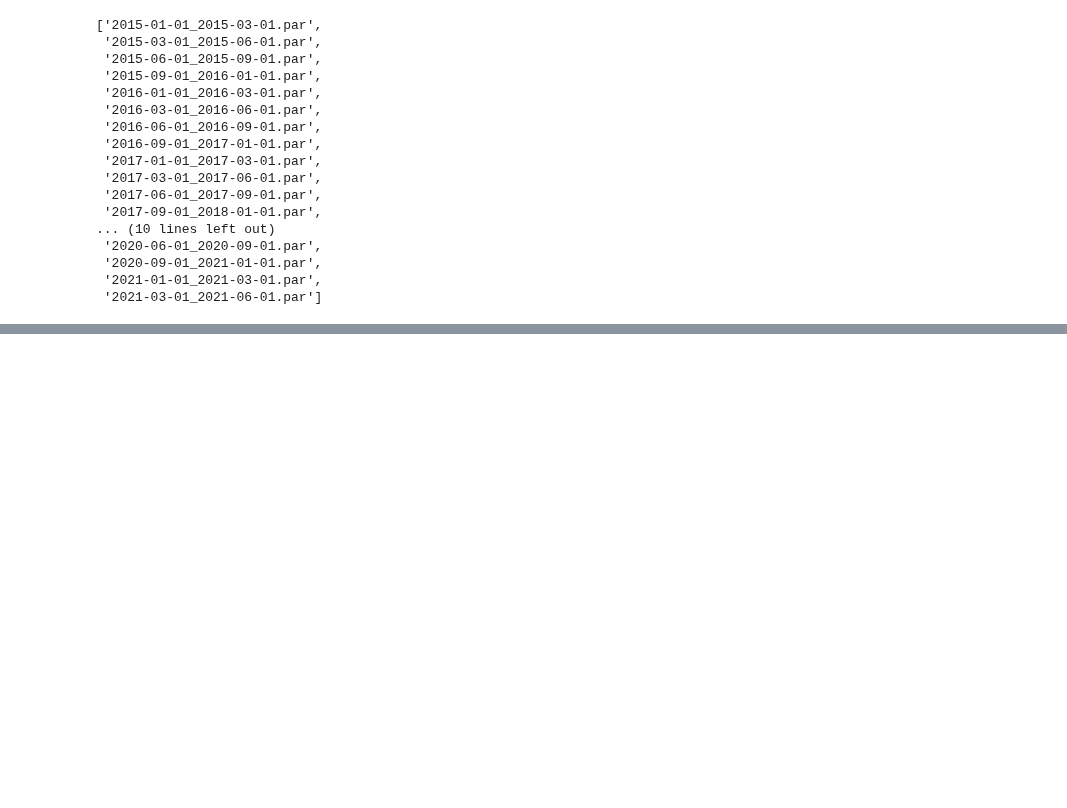
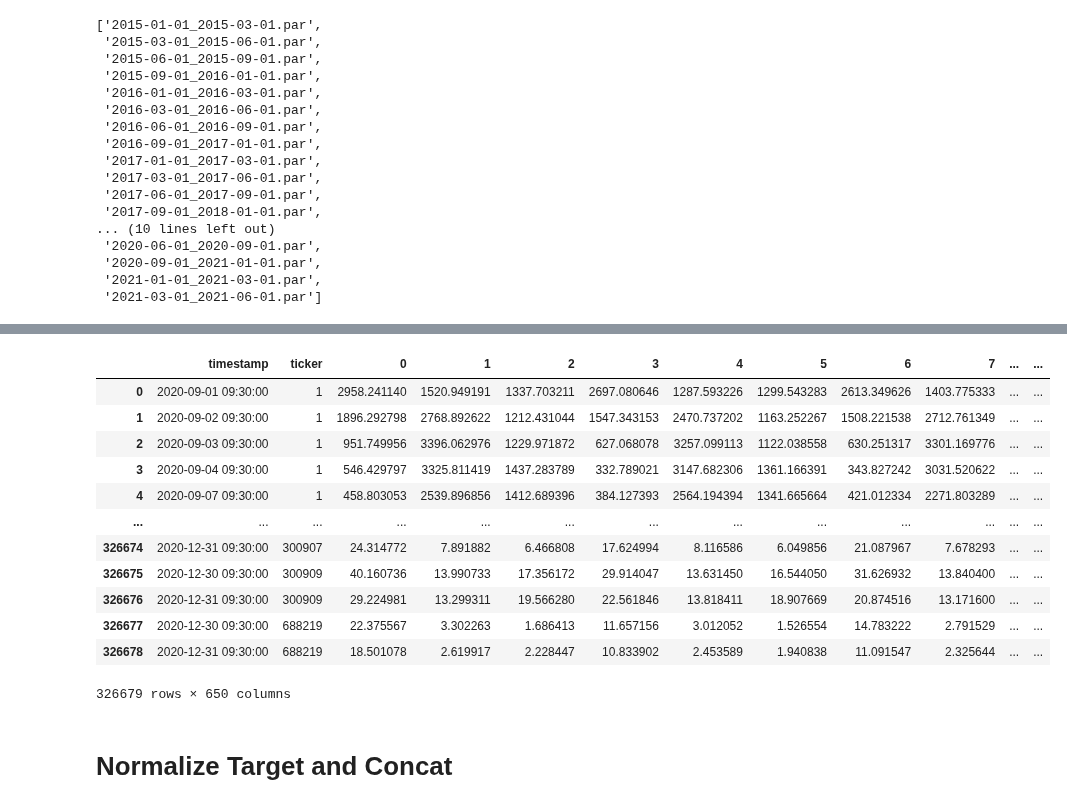
Before and after one commit to June24-Wu/Shannon, a Jupyter notebook: NoteBook/Get_Original_AlphaNet_Data.ipynb, the cells around one changed output, grey strips where cells are left out. Saved outputs shown, nothing was run; the diff lists cells and outputs as text; code cells hidden in the pictures; blank space fills up the shorter version.

```diff
--- a/NoteBook/Get_Original_AlphaNet_Data.ipynb
+++ b/NoteBook/Get_Original_AlphaNet_Data.ipynb
@@ -1045,0 +743,18 @@ df = array.reset_index(inplace=True)
+# %%
+pd.read_parquet("/home/wuwenjun/Data/AlphaNet_Original_Input_12.22_1d_return/Final/2020-09-01_2021-01-01.par")
+# %% [output]
+|  | timestamp | ticker | 0 | 1 | 2 | 3 | 4 | 5 | 6 | 7 | ... | ... |
+| 0 | 2020-09-01 09:30:00 | 1 | 2958.241140 | 1520.949191 | 1337.703211 | 2697.080646 | 1287.593226 | 1299.543283 | 2613.349626 | 1403.775333 | ... | ... |
+| 1 | 2020-09-02 09:30:00 | 1 | 1896.292798 | 2768.892622 | 1212.431044 | 1547.343153 | 2470.737202 | 1163.252267 | 1508.221538 | 2712.761349 | ... | ... |
+| 2 | 2020-09-03 09:30:00 | 1 | 951.749956 | 3396.062976 | 1229.971872 | 627.068078 | 3257.099113 | 1122.038558 | 630.251317 | 3301.169776 | ... | ... |
+| 3 | 2020-09-04 09:30:00 | 1 | 546.429797 | 3325.811419 | 1437.283789 | 332.789021 | 3147.682306 | 1361.166391 | 343.827242 | 3031.520622 | ... | ... |
+| 4 | 2020-09-07 09:30:00 | 1 | 458.803053 | 2539.896856 | 1412.689396 | 384.127393 | 2564.194394 | 1341.665664 | 421.012334 | 2271.803289 | ... | ... |
+| ... | ... | ... | ... | ... | ... | ... | ... | ... | ... | ... | ... | ... |
+| 326674 | 2020-12-31 09:30:00 | 300907 | 24.314772 | 7.891882 | 6.466808 | 17.624994 | 8.116586 | 6.049856 | 21.087967 | 7.678293 | ... | ... |
+| 326675 | 2020-12-30 09:30:00 | 300909 | 40.160736 | 13.990733 | 17.356172 | 29.914047 | 13.631450 | 16.544050 | 31.626932 | 13.840400 | ... | ... |
+| 326676 | 2020-12-31 09:30:00 | 300909 | 29.224981 | 13.299311 | 19.566280 | 22.561846 | 13.818411 | 18.907669 | 20.874516 | 13.171600 | ... | ... |
+| 326677 | 2020-12-30 09:30:00 | 688219 | 22.375567 | 3.302263 | 1.686413 | 11.657156 | 3.012052 | 1.526554 | 14.783222 | 2.791529 | ... | ... |
+| 326678 | 2020-12-31 09:30:00 | 688219 | 18.501078 | 2.619917 | 2.228447 | 10.833902 | 2.453589 | 1.940838 | 11.091547 | 2.325644 | ... | ... |
+326679 rows × 650 columns
+# %% [markdown]
+# Normalize Target and Concat
```
Also changed, not shown: parts of 36 cells of this notebook, 3 other files.
